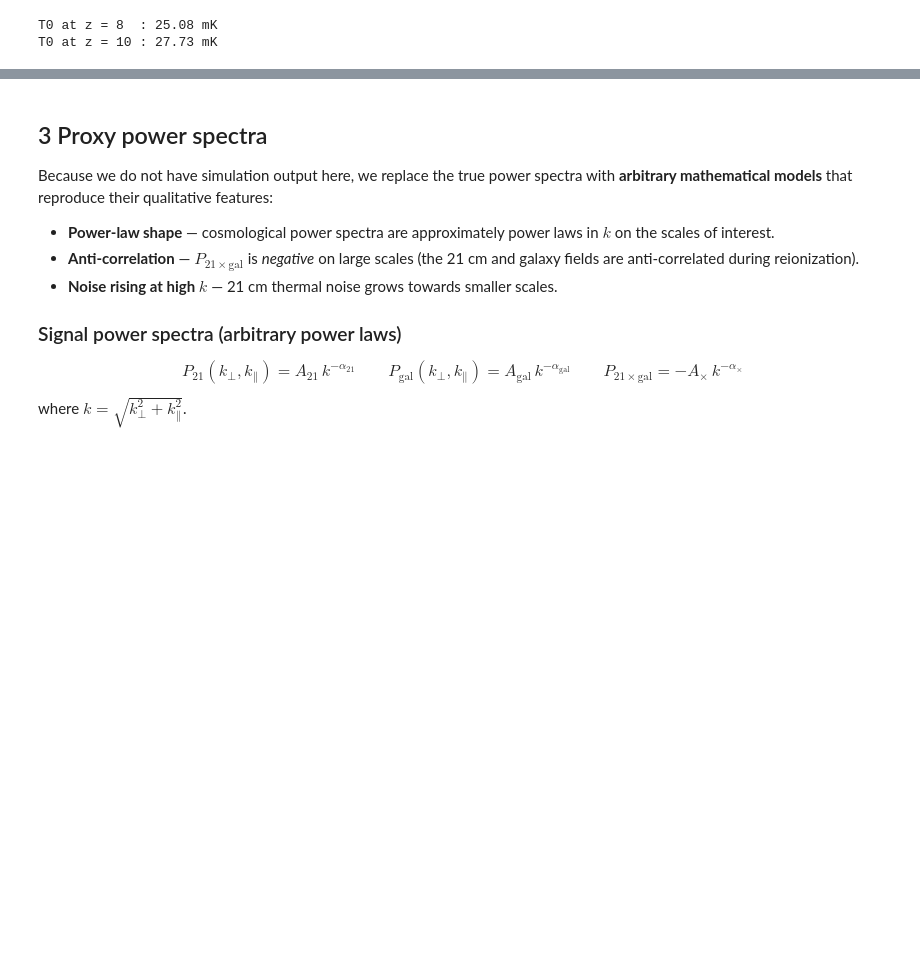
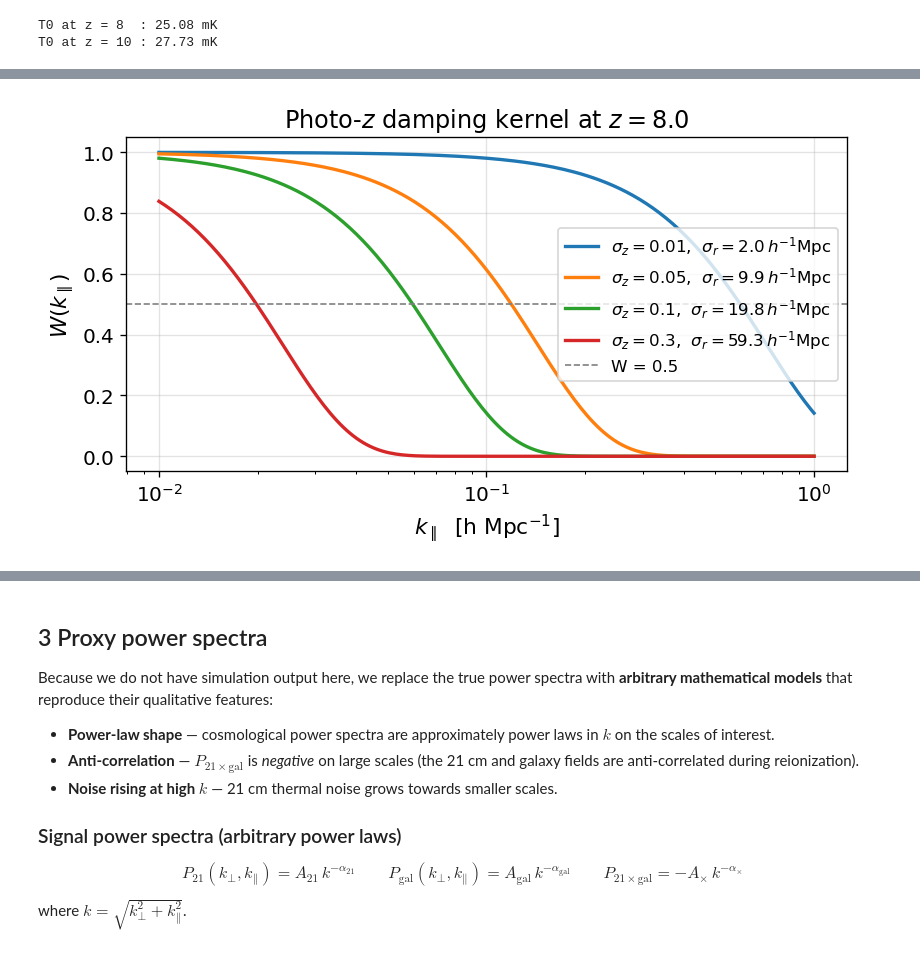
Before and after one commit to sohinixcvii/21cm_cross_correlation, a Jupyter notebook: 21cm_galaxy_cross_uncertainty.ipynb, the cells around one changed output, grey strips where cells are left out. Drawn from its saved outputs; the diff is of its cells as text; code cells hidden in the pictures; blank space fills up the shorter version.

Commit message:
added photometric redshift errors, fixes #3

```diff
--- a/21cm_galaxy_cross_uncertainty.ipynb
+++ b/21cm_galaxy_cross_uncertainty.ipynb
@@ -122,0 +161,90 @@ T0 at z = 10 : 27.73 mK
+# %%
+# ── Section 2b: Hubble parameter H(z) needed for photo-z smearing ─────────────
+
+def H_z(z, H0=67.36, Omega_m=0.1430/0.6736**2, Omega_Lambda=None):
+    """
+    Hubble parameter H(z) in km/s/Mpc (flat LCDM, Planck 2018).
+
+    Parameters
+    ----------
+    z           : float or array  -- redshift
+    H0          : float           -- Hubble constant [km/s/Mpc]
+    Omega_m     : float           -- matter density parameter
+    Omega_Lambda: float or None   -- if None, flat universe => Omega_Lambda = 1 - Omega_m
+
+    Returns
+    -------
+    H : float or array  [km/s/Mpc]
+    """
+    if Omega_Lambda is None:
+        Omega_Lambda = 1.0 - Omega_m
+    return H0 * np.sqrt(Omega_m * (1 + z)**3 + Omega_Lambda)
+
+
+def sigma_r(z, sigma_z):
+    """
+    Comoving line-of-sight smearing from photo-z error sigma_z.
+
+    sigma_r = (c / H(z)) * sigma_z       [h^-1 Mpc]
+
+    Note: c in km/s, H(z) in km/s/Mpc => sigma_r in Mpc.
+    Multiply by h to get h^-1 Mpc to match k units in h/Mpc.
+
+    Parameters
+    ----------
+    z       : float  -- redshift
+    sigma_z : float  -- photo-z uncertainty (e.g. 0.05 means delta-z = 0.05)
+
+    Returns
+    -------
+    sr : float  [h^-1 Mpc]
+    """
+    c_kms = 3e5               # speed of light [km/s]
+    sr_Mpc = (c_kms / H_z(z)) * sigma_z
+    return sr_Mpc * h_cosmo   # convert to h^-1 Mpc to match k in h/Mpc
+
+
+def W_photoz(k_par, z, sigma_z):
+    """
+    Gaussian photo-z damping kernel W(k_par).
+
+        W(k_par) = exp(-0.5 * k_par^2 * sigma_r^2)
+
+    Parameters
+    ----------
+    k_par   : array  -- line-of-sight wavenumber [h/Mpc]
+    z       : float  -- redshift
+    sigma_z : float  -- photo-z uncertainty
+
+    Returns
+    -------
+    W : array, same shape as k_par  (values in [0, 1])
+    """
+    sr = sigma_r(z, sigma_z)
+    return np.exp(-0.5 * k_par**2 * sr**2)
+
+
+# ── Quick diagnostic: damping at z=8 for different sigma_z ───────────────────
+k_par_test = np.logspace(-2, 0, 200)
+z_test     = 8.0
+
+fig, ax = plt.subplots(figsize=(7, 4))
+for sz in [0.01, 0.05, 0.1, 0.3]:
+    sr = sigma_r(z_test, sz)
+    W  = W_photoz(k_par_test, z_test, sz)
+    ax.semilogx(k_par_test, W, lw=2,
+                label=rf"$\sigma_z={sz}$,  $\sigma_r={sr:.1f}\,h^{{-1}}$Mpc")
+
+ax.axhline(0.5, color='grey', ls='--', lw=1, label='W = 0.5')
+ax.set_xlabel(r"$k_\parallel$  [h Mpc$^{-1}$]")
+ax.set_ylabel(r"$W(k_\parallel)$")
+ax.set_title(rf"Photo-$z$ damping kernel at $z={z_test}$")
+ax.legend(fontsize=10)
+plt.tight_layout()
+plt.show()
+
+print(f"\nAt z={z_test}, sigma_r for each sigma_z:")
+for sz in [0.01, 0.05, 0.1, 0.3]:
+    print(f"  sigma_z = {sz:.2f}  =>  sigma_r = {sigma_r(z_test, sz):.2f} h^-1 Mpc")
+# %% [output]
+[figure, added]
```
Also changed, not shown: parts of 10 cells of this notebook.
